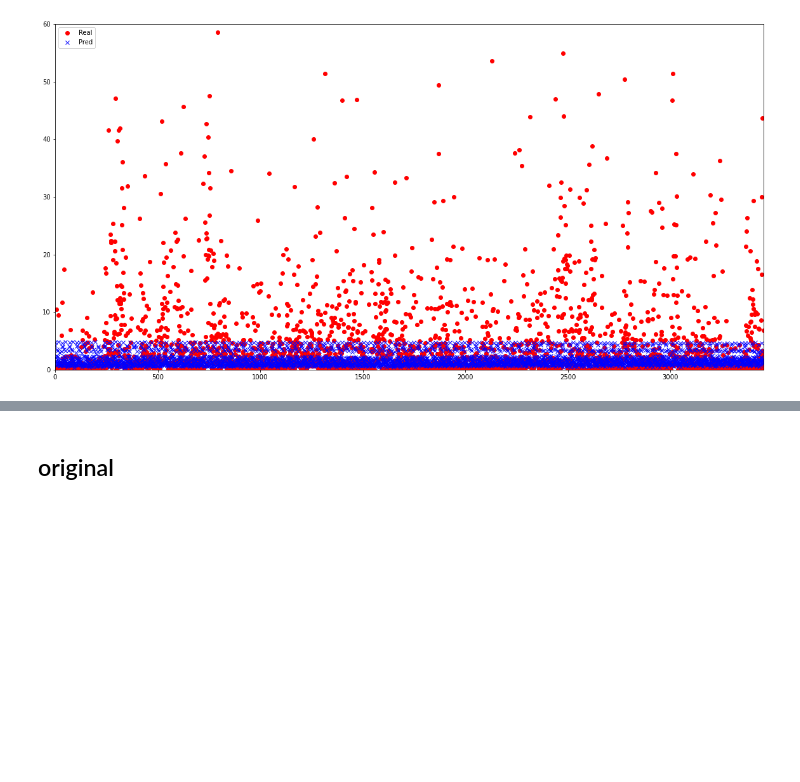
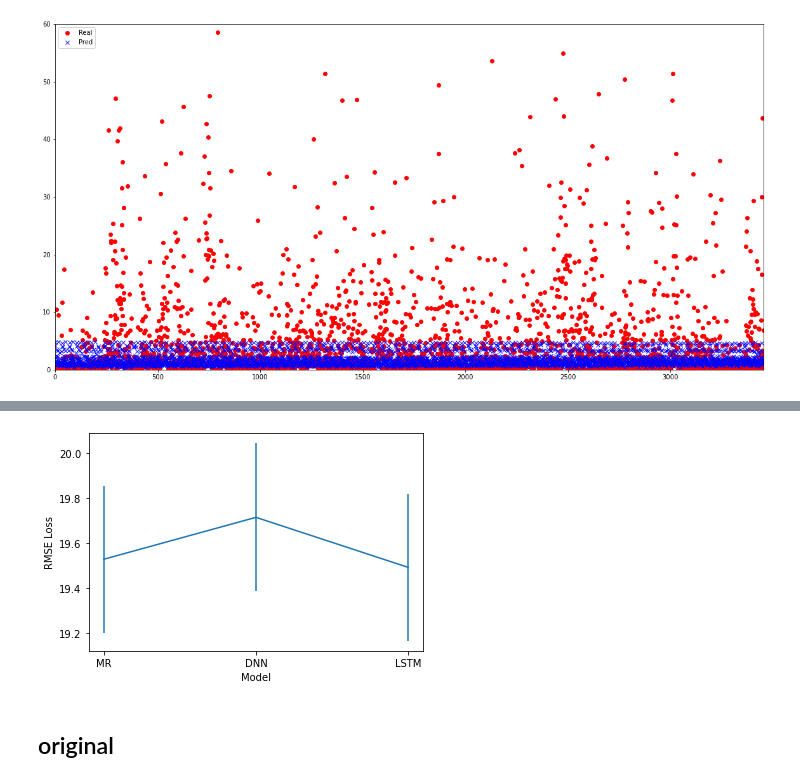
Before and after one commit to 201710757/kotra, a Jupyter notebook: total_ver.ipynb, the cells around one changed output, grey strips where cells are left out. Saved outputs shown, nothing was run; the diff lists cells and outputs as text; code cells hidden in the pictures; blank space fills up the shorter version.

```diff
--- a/total_ver.ipynb
+++ b/total_ver.ipynb
@@ -901,0 +1215,4 @@ plt.legend()
+# %%
+def RMSELoss(yhat,y):
+    return torch.sqrt(torch.mean((yhat-y)**2)).item(), torch.std(yhat-y, unbiased=False).item()/np.sqrt(len(y))
+LSTM_loss, LSTM_std = RMSELoss(pred_y, y_test)
@@ -902,3 +1223,23 @@ plt.legend()
+# %%
+# MR_loss = 0
+# MR_std = 0
+# LSTM_loss = 0
+# LSTM_std = 0
+# DNN_loss = 0
+# DNN_std = 0
+
+# plt.errorbar([1,2,3], [MR_loss.item, DNN_loss, LSTM_loss], yerr = [MR_std, DNN_std, LSTM_std])
+# plt.show()
+
+plot_loss_list = []
+plot_sem_list = []
+
+plt.ylabel('RMSE Loss')
+plt.xlabel('Model')
+plt.errorbar(["MR","DNN","LSTM"], [MR_loss.item(), DNN_loss.item(), LSTM_loss.item()], yerr = [MR_std.item()/np.sqrt(len(pred_y)), DNN_std.item()/np.sqrt(len(pred_y)), LSTM_std.item()/np.sqrt(len(pred_y))])
+plt.show()
+# %% [output]
+[figure, added]
 # %%
 import seaborn as sns
 diff_list_L2 = [np.abs(x.item() - y.item()) for x, y in zip(pred_y.reshape(-1), y_test.reshape(-1))]
```
Also changed, not shown: parts of 26 cells of this notebook, 2 other files.
